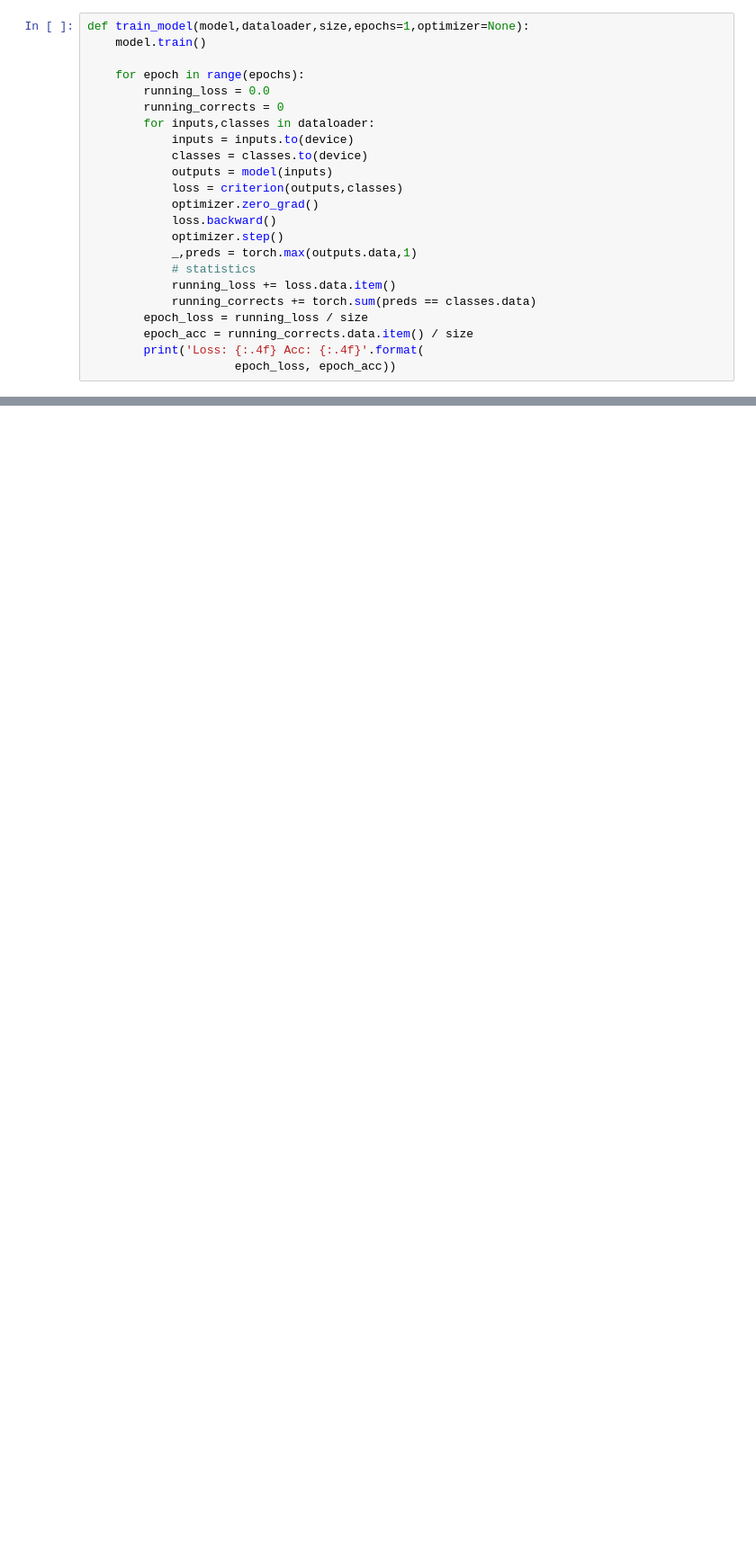
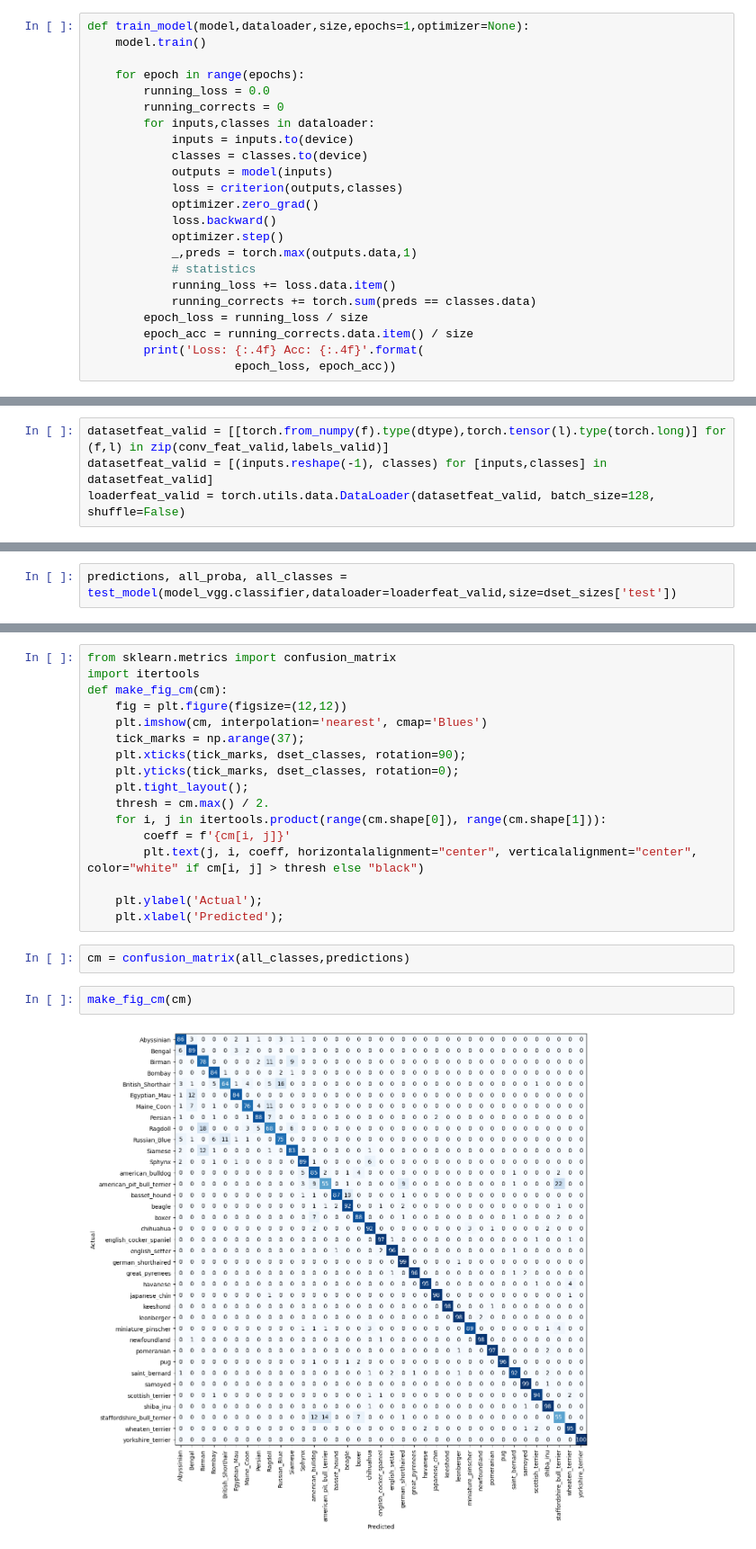
Before and after one commit to MelloJ650/CatDog, a Jupyter notebook: CatVsDog/CatVsDog.ipynb, the cells around one changed output, grey strips where cells are left out. Shown at 90% size. Cells and saved outputs as stored; diff of their text form; blank space fills up the shorter version.

```diff
--- a/CatVsDog/CatVsDog.ipynb
+++ b/CatVsDog/CatVsDog.ipynb
@@ -533,0 +693,4 @@ def train_model(model,dataloader,size,epochs=1,optimizer=None):
+# %%
+datasetfeat_valid = [[torch.from_numpy(f).type(dtype),torch.tensor(l).type(torch.long)] for (f,l) in zip(conv_feat_valid,labels_valid)]
+datasetfeat_valid = [(inputs.reshape(-1), classes) for [inputs,classes] in datasetfeat_valid]
+loaderfeat_valid = torch.utils.data.DataLoader(datasetfeat_valid, batch_size=128, shuffle=False)
@@ -533,0 +699,2 @@ def train_model(model,dataloader,size,epochs=1,optimizer=None):
+# %%
+predictions, all_proba, all_classes = test_model(model_vgg.classifier,dataloader=loaderfeat_valid,size=dset_sizes['test'])
@@ -533,0 +714,23 @@ def train_model(model,dataloader,size,epochs=1,optimizer=None):
+# %%
+from sklearn.metrics import confusion_matrix
+import itertools
+def make_fig_cm(cm):
+    fig = plt.figure(figsize=(12,12))
+    plt.imshow(cm, interpolation='nearest', cmap='Blues')
+    tick_marks = np.arange(37);
+    plt.xticks(tick_marks, dset_classes, rotation=90);
+    plt.yticks(tick_marks, dset_classes, rotation=0);
+    plt.tight_layout();
+    thresh = cm.max() / 2.
+    for i, j in itertools.product(range(cm.shape[0]), range(cm.shape[1])):
+        coeff = f'{cm[i, j]}'
+        plt.text(j, i, coeff, horizontalalignment="center", verticalalignment="center", color="white" if cm[i, j] > thresh else "black")
+
+    plt.ylabel('Actual');
+    plt.xlabel('Predicted');
+# %%
+cm = confusion_matrix(all_classes,predictions)
+# %%
+make_fig_cm(cm)
+# %% [output]
+[figure, added]
```
Also changed, not shown: parts of 58 cells of this notebook.
